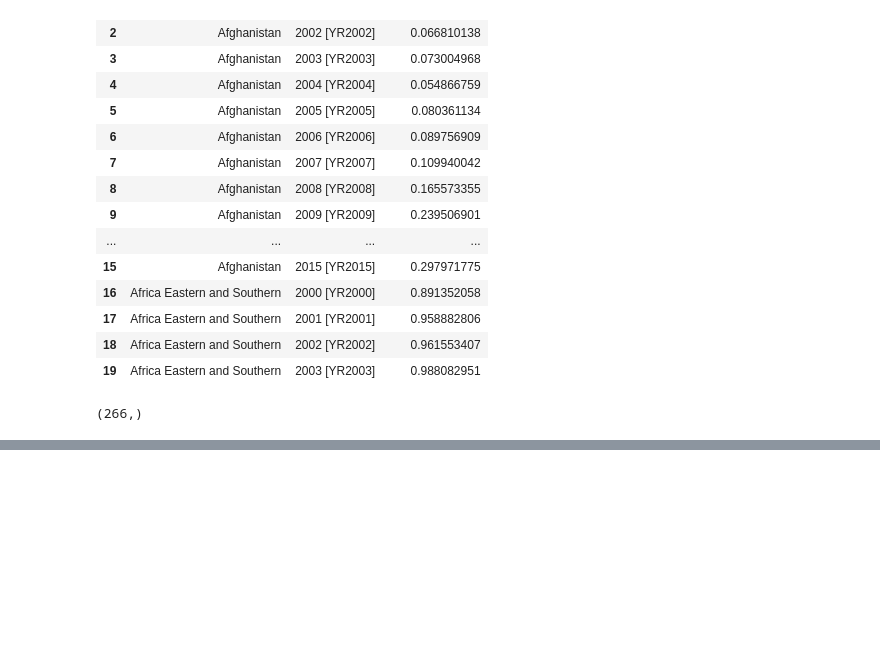
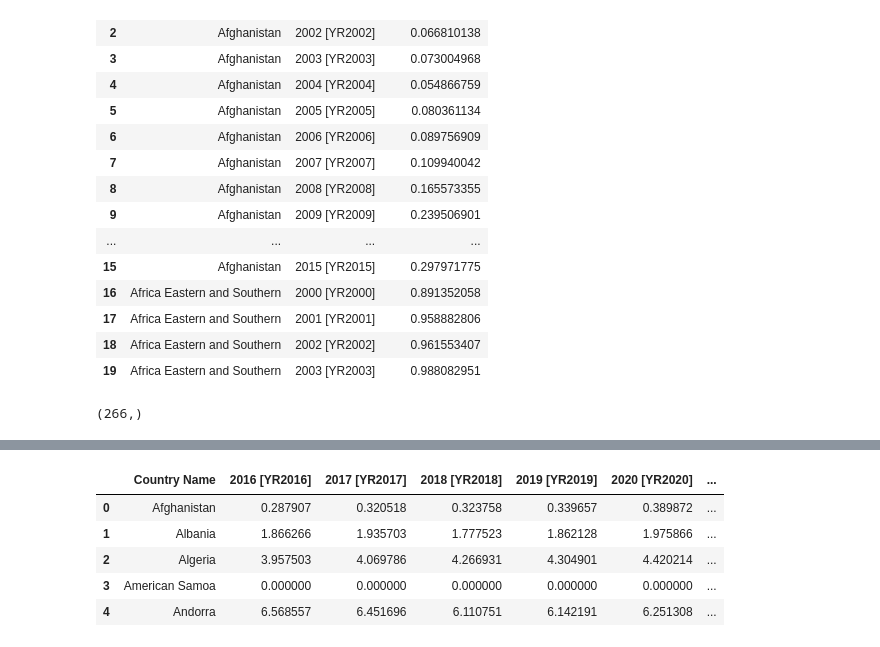
Before and after one commit to samratabduljalil/mL-olympiad2024, a Jupyter notebook: co2-sarimax-my.ipynb, the cells around one changed output, grey strips where cells are left out. Drawn from its saved outputs; the diff is of its cells as text; code cells hidden in the pictures; blank space fills up the shorter version.

Commit message:
Kaggle Notebook | Co2 SARIMAX my | Version 2

```diff
--- a/co2-sarimax-my.ipynb
+++ b/co2-sarimax-my.ipynb
@@ -139,3 +118,0 @@ afg
-# %%
-afg = sorted_df[sorted_df['Country Name'] == 'American Samoa']
-afg
@@ -174,22 +133,17 @@ for i in unique_values:
     # Define SARIMAX parameters
     order = (1, 1, 0)  # (p, d, q)
     seasonal_order = (1, 1, 0, 6)  # (P, D, Q, s)
-    train=afg['CO2_Emissions'].head(11)
-    test=afg['CO2_Emissions'].tail(5)
-    #print(i)
-    #print(train)
     # Fit SARIMAX model
-    model = SARIMAX(train.astype(float), order=order, seasonal_order=seasonal_order)
+    model = SARIMAX(afg['CO2_Emissions'].astype(float), order=order, seasonal_order=seasonal_order)
     result = model.fit()
 
     # Predictions
-    forecast_steps = 5  # Number of steps to forecast
+    forecast_steps = 16  # Number of steps to forecast
     forecast = result.forecast(steps=forecast_steps)
-    #print(forecast)
-    # Calculate RMS loss
-    rms_loss = np.sqrt(mean_squared_error(test.astype(float), forecast))
-    total=total+rms_loss
-    j+=1
-print("Root Mean Squared Loss:", total/j)
+    row_index = sample_submission[sample_submission.eq(i).any(axis=1)].index[0]
+
+
+    new_values = [i, forecast[16], forecast[17],forecast[18], forecast[19], forecast[20],forecast[30]]
+    sample_submission.loc[row_index] = new_values
 # %% [output]
  This problem is unconstrained.
@@ -331,20 +306,0 @@ At iterate    0    f=  4.61971D-01    |proj g|=  7.81191D-03
-# %%
-#forcasting Using ARIMA
-for i in unique_values:
-    afg = sorted_df[sorted_df['Country Name'] == i]
-
-
-    print(i)
-    country_data=afg['CO2_Emissions'].astype(float)
-    try:
-        model = ARIMA(country_data, order=(1,1,0))  # Adjust order as needed
-        model_fit = model.fit()
-
-    except:
-        l=0
-    forecast = model_fit.forecast(steps=16)
-    row_index = sample_submission[sample_submission.eq(i).any(axis=1)].index[0]
-
-
-    new_values = [i, forecast[16], forecast[17],forecast[18], forecast[19], forecast[20],forecast[30]]
-    sample_submission.loc[row_index] = new_values
@@ -430,0 +307,9 @@ Greenland
+# %%
+sample_submission.head(5)
+# %% [output]
+|  | Country Name | 2016 [YR2016] | 2017 [YR2017] | 2018 [YR2018] | 2019 [YR2019] | 2020 [YR2020] | ... |
+| 0 | Afghanistan | 0.287907 | 0.320518 | 0.323758 | 0.339657 | 0.389872 | ... |
+| 1 | Albania | 1.866266 | 1.935703 | 1.777523 | 1.862128 | 1.975866 | ... |
+| 2 | Algeria | 3.957503 | 4.069786 | 4.266931 | 4.304901 | 4.420214 | ... |
+| 3 | American Samoa | 0.000000 | 0.000000 | 0.000000 | 0.000000 | 0.000000 | ... |
+| 4 | Andorra | 6.568557 | 6.451696 | 6.110751 | 6.142191 | 6.251308 | ... |
```
Also changed, not shown: parts of 6 cells of this notebook.
